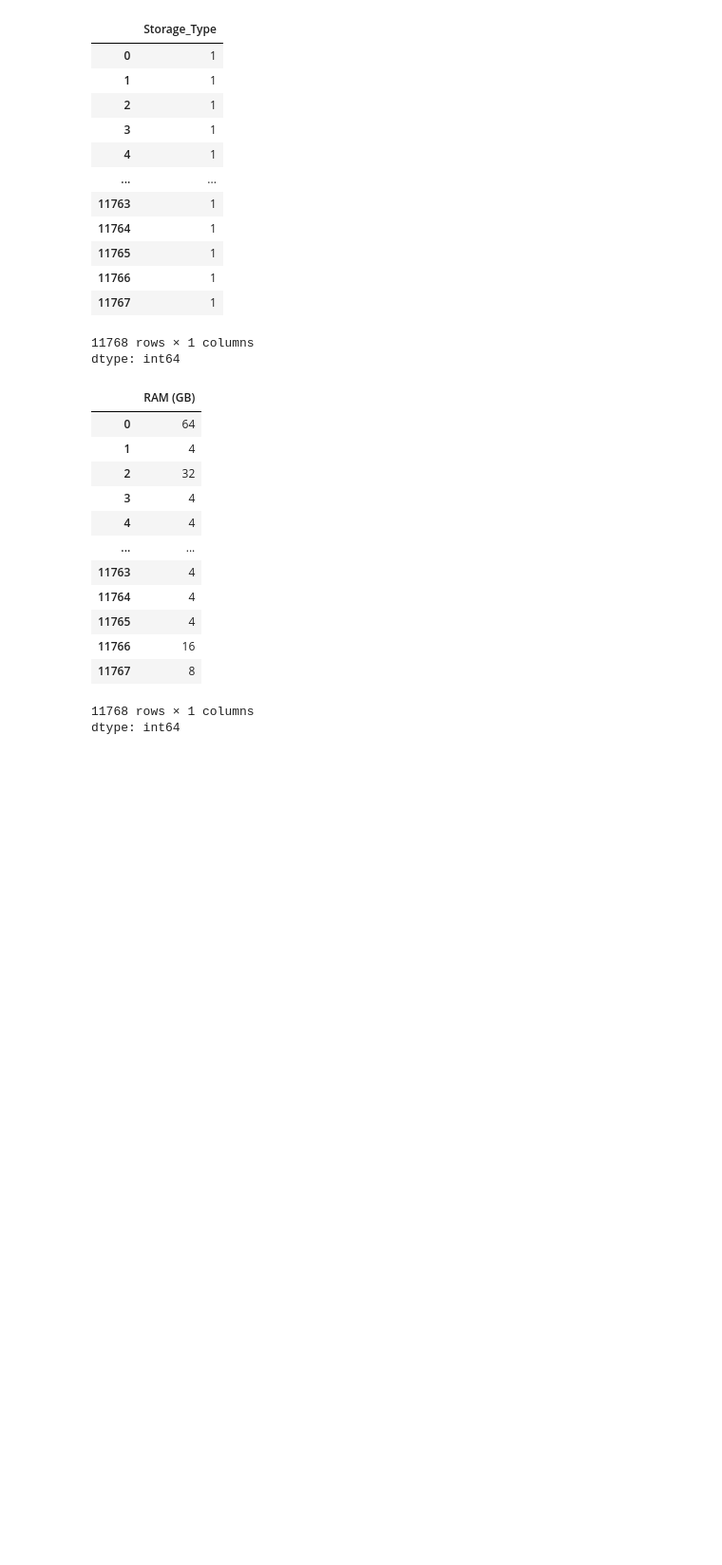
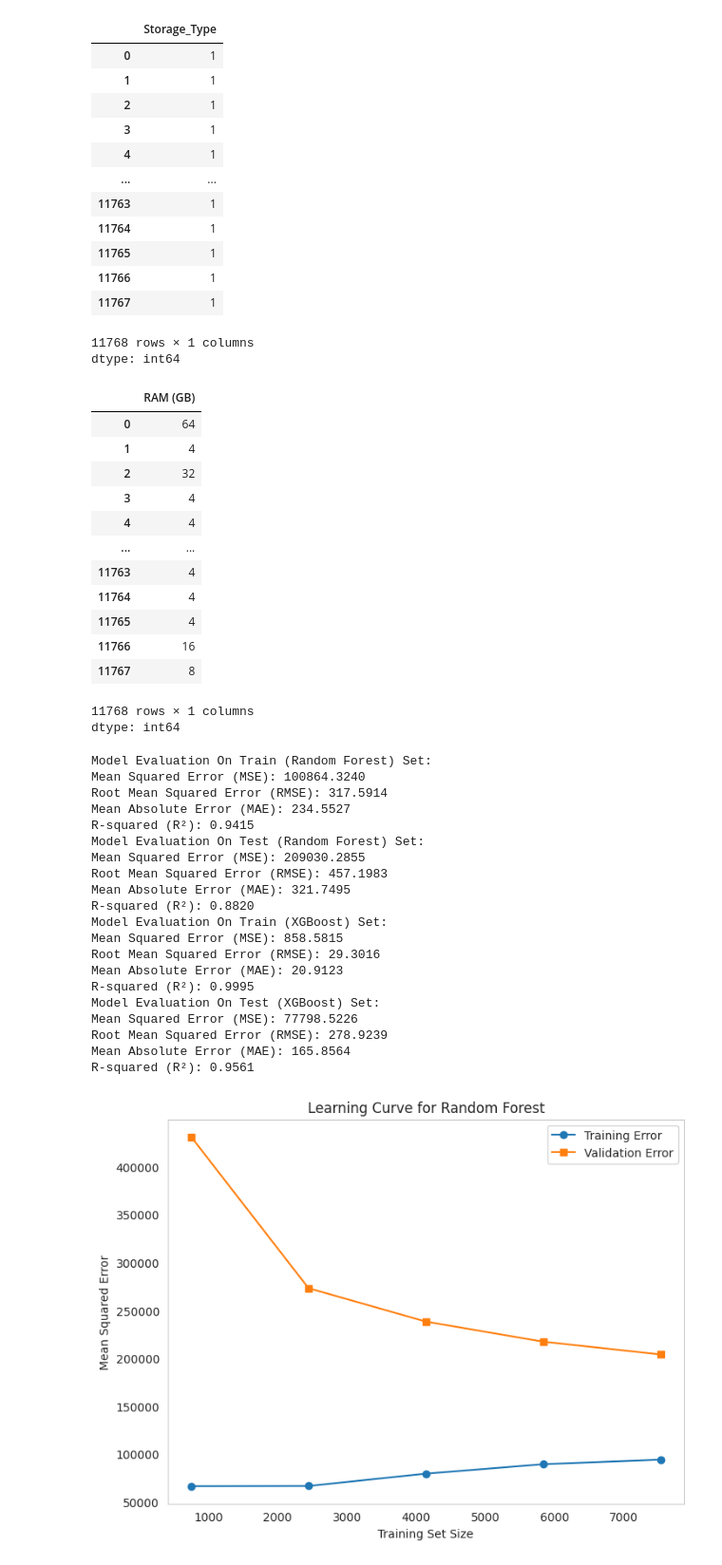
Before and after one commit to Farazmghm/price-of-laptops, a Jupyter notebook: laptop.ipynb, the cells around one changed output. Shown: that part at 95% size. Drawn from its saved outputs; the diff is of its cells as text; code cells hidden in the pictures; blank space fills up the shorter version.

Commit message:
training models

```diff
--- a/laptop.ipynb
+++ b/laptop.ipynb
@@ -598,3 +598,49 @@ def evaluate_model(pipeline, X, y, dataset_name):
        print(f"Mean Absolute Error (MAE): {mae:.4f}")
        print(f"R-squared (R²): {r2:.4f}")
        return mse, rmse, mae, r2
+# %%
+rf_pipeline = Pipeline([
+    ('scaler', StandardScaler()),
+    ('model', RandomForestRegressor(n_estimators=100, max_depth=10, random_state=42))
+])
+
+xgb_pipeline = Pipeline([
+    ('scaler', StandardScaler()),
+    ('model', XGBRegressor(n_estimators=100, max_depth=10, learning_rate=0.1, random_state=42))
+])
+
+# Train models
+rf_pipeline.fit(X_train, y_train)
+xgb_pipeline.fit(X_train, y_train)
+
+# Evaluate models
+evaluate_model(rf_pipeline, X_train, y_train, "Train (Random Forest)")
+evaluate_model(rf_pipeline, X_test, y_test, "Test (Random Forest)")
+evaluate_model(xgb_pipeline, X_train, y_train, "Train (XGBoost)")
+evaluate_model(xgb_pipeline, X_test, y_test, "Test (XGBoost)")
+
+# Plot learning curves
+plot_learning_curve(RandomForestRegressor(n_estimators=100, max_depth=10, random_state=42), X_train, y_train, "Random Forest")
+plot_learning_curve(XGBRegressor(n_estimators=100, max_depth=10, learning_rate=0.1, random_state=42), X_train, y_train, "XGBoost")
+# %% [output]
+Model Evaluation On Train (Random Forest) Set:
+Mean Squared Error (MSE): 100864.3240
+Root Mean Squared Error (RMSE): 317.5914
+Mean Absolute Error (MAE): 234.5527
+R-squared (R²): 0.9415
+Model Evaluation On Test (Random Forest) Set:
+Mean Squared Error (MSE): 209030.2855
+Root Mean Squared Error (RMSE): 457.1983
+Mean Absolute Error (MAE): 321.7495
+R-squared (R²): 0.8820
+Model Evaluation On Train (XGBoost) Set:
+Mean Squared Error (MSE): 858.5815
+Root Mean Squared Error (RMSE): 29.3016
+Mean Absolute Error (MAE): 20.9123
+R-squared (R²): 0.9995
+Model Evaluation On Test (XGBoost) Set:
+Mean Squared Error (MSE): 77798.5226
+Root Mean Squared Error (RMSE): 278.9239
+Mean Absolute Error (MAE): 165.8564
+R-squared (R²): 0.9561
+[figure, added]
```
Also changed, not shown: parts of 1 cell of this notebook.
